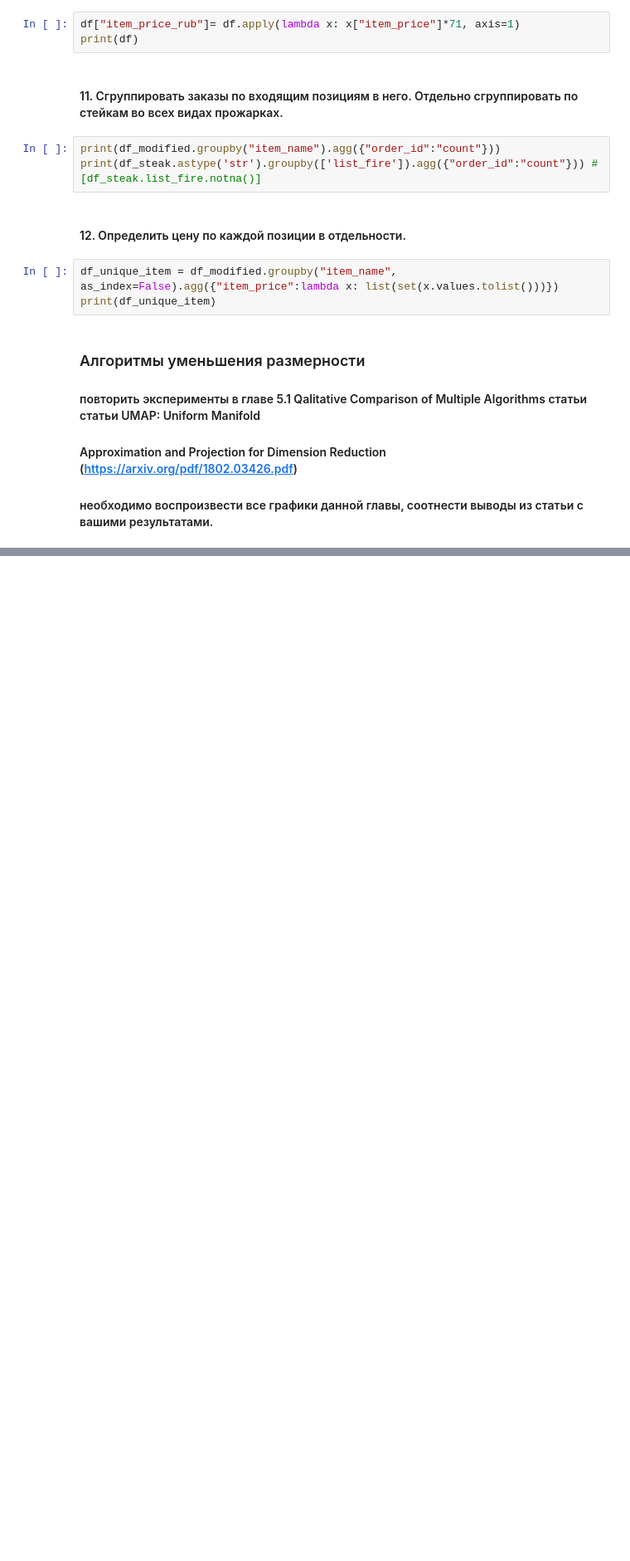
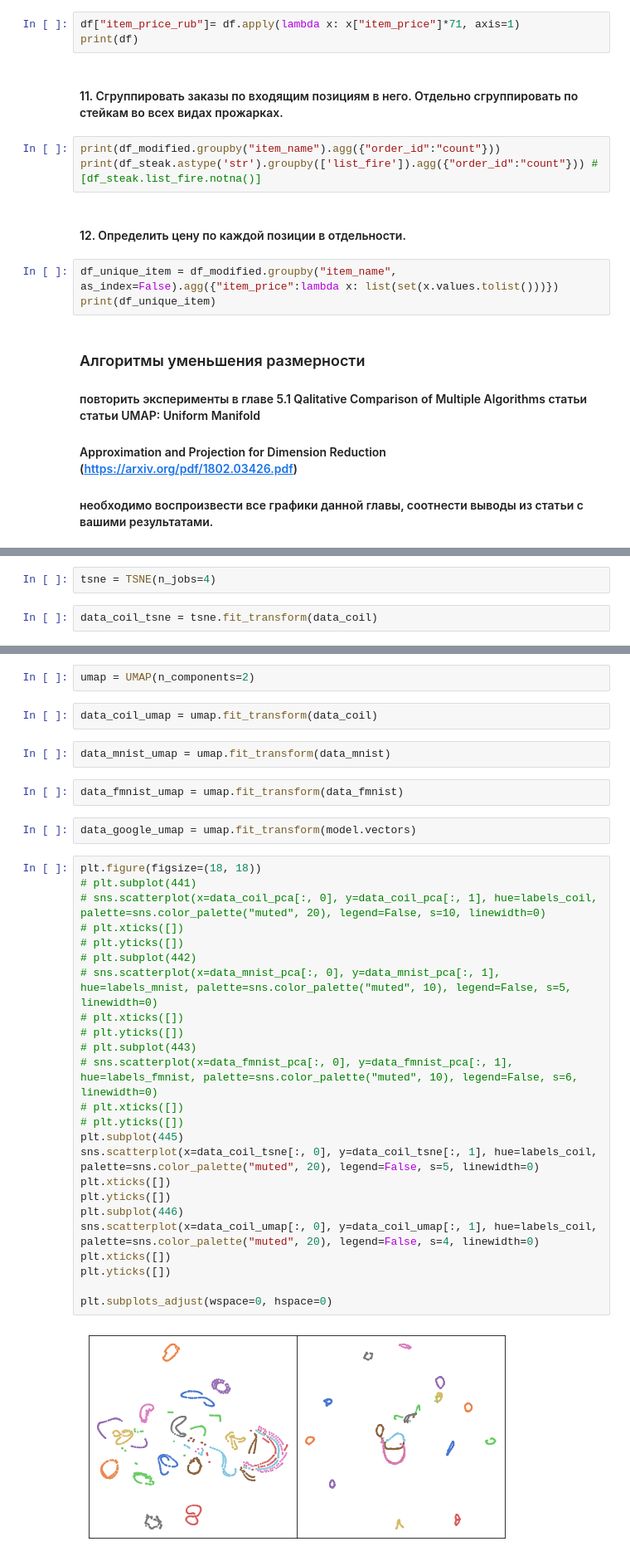
Before and after one commit to MVjimboUniversity/Intelligent_systems, a Jupyter notebook: First_Task/Pandas&DimensionalityReduction.ipynb, the cells around one changed output, grey strips where cells are left out. Shown at 83% size. Saved outputs shown, nothing was run; the diff lists cells and outputs as text; blank space fills up the shorter version.

```diff
--- a/First_Task/Pandas&DimensionalityReduction.ipynb
+++ b/First_Task/Pandas&DimensionalityReduction.ipynb
@@ -137,0 +229,4 @@ print(df_unique_item)
+# %%
+tsne = TSNE(n_jobs=4)
+# %%
+data_coil_tsne = tsne.fit_transform(data_coil)
@@ -137,0 +239,36 @@ print(df_unique_item)
+# %%
+umap = UMAP(n_components=2)
+# %%
+data_coil_umap = umap.fit_transform(data_coil)
+# %%
+data_mnist_umap = umap.fit_transform(data_mnist)
+# %%
+data_fmnist_umap = umap.fit_transform(data_fmnist)
+# %%
+data_google_umap = umap.fit_transform(model.vectors)
+# %%
+plt.figure(figsize=(18, 18))
+# plt.subplot(441)
+# sns.scatterplot(x=data_coil_pca[:, 0], y=data_coil_pca[:, 1], hue=labels_coil, palette=sns.color_palette("muted", 20), legend=False, s=10, linewidth=0)
+# plt.xticks([])
+# plt.yticks([])
+# plt.subplot(442)
+# sns.scatterplot(x=data_mnist_pca[:, 0], y=data_mnist_pca[:, 1], hue=labels_mnist, palette=sns.color_palette("muted", 10), legend=False, s=5, linewidth=0)
+# plt.xticks([])
+# plt.yticks([])
+# plt.subplot(443)
+# sns.scatterplot(x=data_fmnist_pca[:, 0], y=data_fmnist_pca[:, 1], hue=labels_fmnist, palette=sns.color_palette("muted", 10), legend=False, s=6, linewidth=0)
+# plt.xticks([])
+# plt.yticks([])
+plt.subplot(445)
+sns.scatterplot(x=data_coil_tsne[:, 0], y=data_coil_tsne[:, 1], hue=labels_coil, palette=sns.color_palette("muted", 20), legend=False, s=5, linewidth=0)
+plt.xticks([])
+plt.yticks([])
+plt.subplot(446)
+sns.scatterplot(x=data_coil_umap[:, 0], y=data_coil_umap[:, 1], hue=labels_coil, palette=sns.color_palette("muted", 20), legend=False, s=4, linewidth=0)
+plt.xticks([])
+plt.yticks([])
+
+plt.subplots_adjust(wspace=0, hspace=0)
+# %% [output]
+[figure, added]
```
Also changed, not shown: parts of 24 cells of this notebook, 1 other file.
